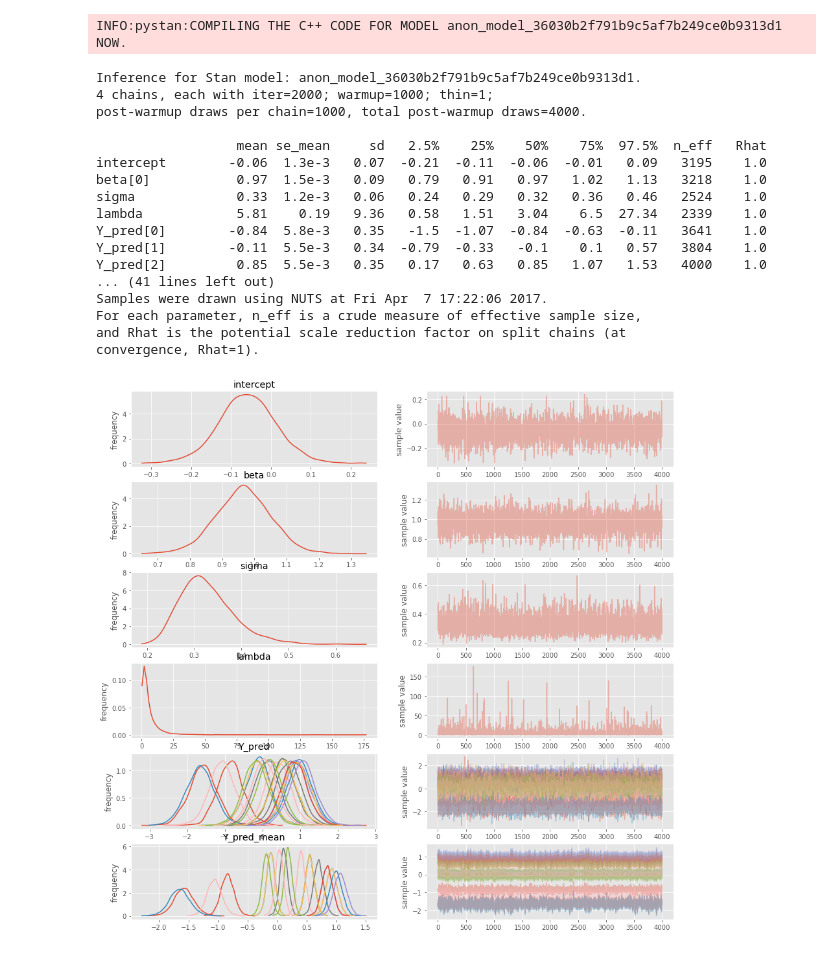
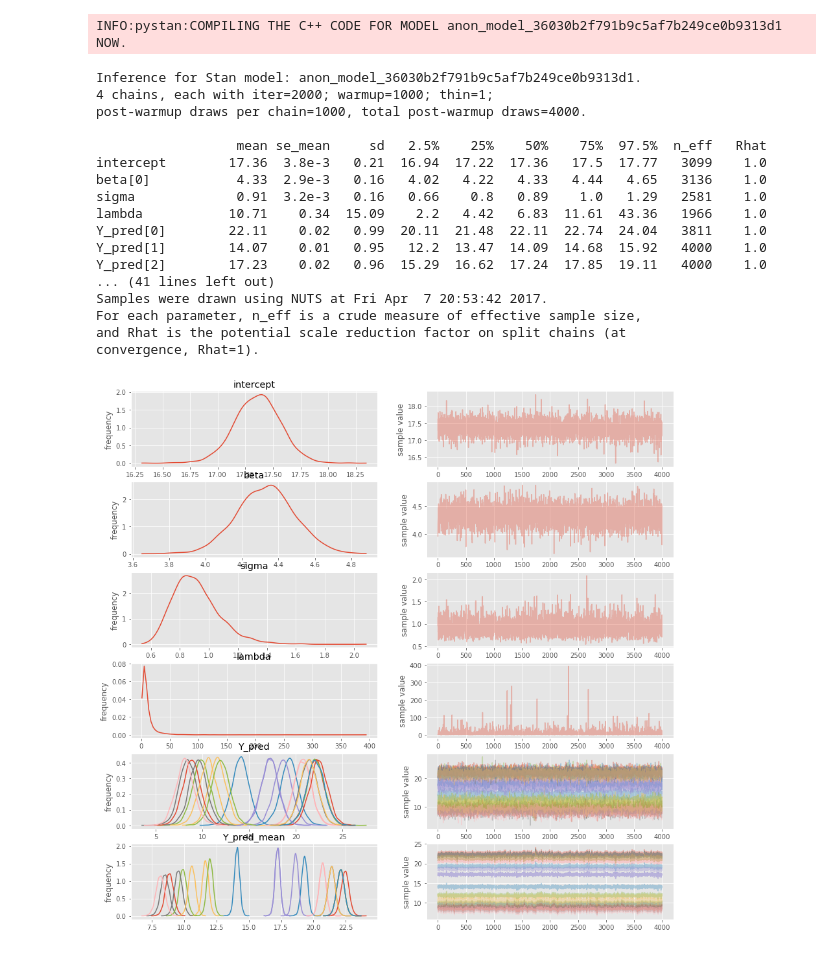
Before and after one commit to gondimribeiro/statistical-rethinking, a Jupyter notebook: extras/linear-models.ipynb, the cells around one changed output. Cells and saved outputs as stored; diff of their text form; code cells hidden in the pictures.

```diff
--- a/extras/linear-models.ipynb
+++ b/extras/linear-models.ipynb
@@ -28,21 +29,27 @@ for line in open('moore.csv'):
 
 X = np.array(X)
 Y = np.array(Y)
-X, Y = shuffle(X, Y, random_state=0)
 X.shape = (X.shape[0], 1)
-X = preprocessing.scale(X)
-Y = preprocessing.scale(np.log(Y))
+Y = np.log(Y)
 
-# split data into training and test set
-N, M = X.shape
-idx = int(0.8*N)
-X_train = X[:idx, :]
-Y_train = Y[:idx]
-N_train = idx
-X_test = X[idx:, :]
-Y_test = Y[idx:]
-N_test = N - N_train
+def preprocess_data(X, Y):
+    # split data into training and test set
+    X, Y = shuffle(X, Y)
+    N, M = X.shape
+    idx = int(0.8*N)
+    X_train = X[:idx, :]
+    Y_train = Y[:idx]
+    N_train = idx
+    X_test = X[idx:, :]
+    Y_test = Y[idx:]
+    N_test = N - N_train
 
-plt.scatter(X, Y, alpha=0.5)
-plt.xlabel('normalized Year')
-plt.ylabel('normalized log(# transistors)')
+    # Normalize data
+    train_mean = X_train.mean(axis=0)
+    train_std = X_train.std(axis=0)
+    X_train = (X_train - train_mean) / train_std
+    X_test = (X_test - train_mean) / train_std
+
+    return X_train, Y_train, N_train, X_test, Y_test, N_test, M
+
+(X_train, Y_train, N_train, X_test, Y_test, N_test, M) = preprocess_data(X, Y)
@@ -94,43 +98,44 @@ generated quantities {
     Y_pred_mean = X_test*beta + intercept;
     for (i in 1:N_test)
         Y_pred[i] = normal_rng(Y_pred_mean[i], sigma); //the y values predicted by the model
 }
 """
 
 # dictionary containing data
 data = {
     'X_train': X_test,
     'Y_train': Y_test,
     'N_train': N_test,
     'X_test': X_test,
     'N_test': N_test,
     'M': M
 }
 
 # fit model
-fit = pystan.stan(model_code=ridge_code, data=data, iter=2000, chains=4)
-print(fit)
+ridge_fit = pystan.stan(model_code=ridge_code, data=data, iter=2000, chains=4)
+print(ridge_fit)
 
-fig = fit.plot()
+fig = ridge_fit.plot()
 fig.set_size_inches(15, 15)
+Y_pred = ridge_fit.extract('Y_pred')['Y_pred']
 # %% [output]
 INFO:pystan:COMPILING THE C++ CODE FOR MODEL anon_model_36030b2f791b9c5af7b249ce0b9313d1 NOW.
 Inference for Stan model: anon_model_36030b2f791b9c5af7b249ce0b9313d1.
 4 chains, each with iter=2000; warmup=1000; thin=1;
 post-warmup draws per chain=1000, total post-warmup draws=4000.
 
                   mean se_mean     sd   2.5%    25%    50%    75%  97.5%  n_eff   Rhat
-intercept        -0.06  1.3e-3   0.07  -0.21  -0.11  -0.06  -0.01   0.09   3195    1.0
-beta[0]           0.97  1.5e-3   0.09   0.79   0.91   0.97   1.02   1.13   3218    1.0
-sigma             0.33  1.2e-3   0.06   0.24   0.29   0.32   0.36   0.46   2524    1.0
-lambda            5.81    0.19   9.36   0.58   1.51   3.04    6.5  27.34   2339    1.0
-Y_pred[0]        -0.84  5.8e-3   0.35   -1.5  -1.07  -0.84  -0.63  -0.11   3641    1.0
-Y_pred[1]        -0.11  5.5e-3   0.34  -0.79  -0.33   -0.1    0.1   0.57   3804    1.0
-Y_pred[2]         0.85  5.5e-3   0.35   0.17   0.63   0.85   1.07   1.53   4000    1.0
+intercept        17.36  3.8e-3   0.21  16.94  17.22  17.36   17.5  17.77   3099    1.0
+beta[0]           4.33  2.9e-3   0.16   4.02   4.22   4.33   4.44   4.65   3136    1.0
+sigma             0.91  3.2e-3   0.16   0.66    0.8   0.89    1.0   1.29   2581    1.0
+lambda           10.71    0.34  15.09    2.2   4.42   6.83  11.61  43.36   1966    1.0
+Y_pred[0]        22.11    0.02   0.99  20.11  21.48  22.11  22.74  24.04   3811    1.0
+Y_pred[1]        14.07    0.01   0.95   12.2  13.47  14.09  14.68  15.92   4000    1.0
+Y_pred[2]        17.23    0.02   0.96  15.29  16.62  17.24  17.85  19.11   4000    1.0
 ... (41 lines left out)
-Samples were drawn using NUTS at Fri Apr  7 17:22:06 2017.
+Samples were drawn using NUTS at Fri Apr  7 20:53:42 2017.
 For each parameter, n_eff is a crude measure of effective sample size,
 and Rhat is the potential scale reduction factor on split chains (at
 convergence, Rhat=1).
-[figure, old version]
+[figure, new version]
 # %%
```
Also changed, not shown: parts of 11 cells of this notebook.
